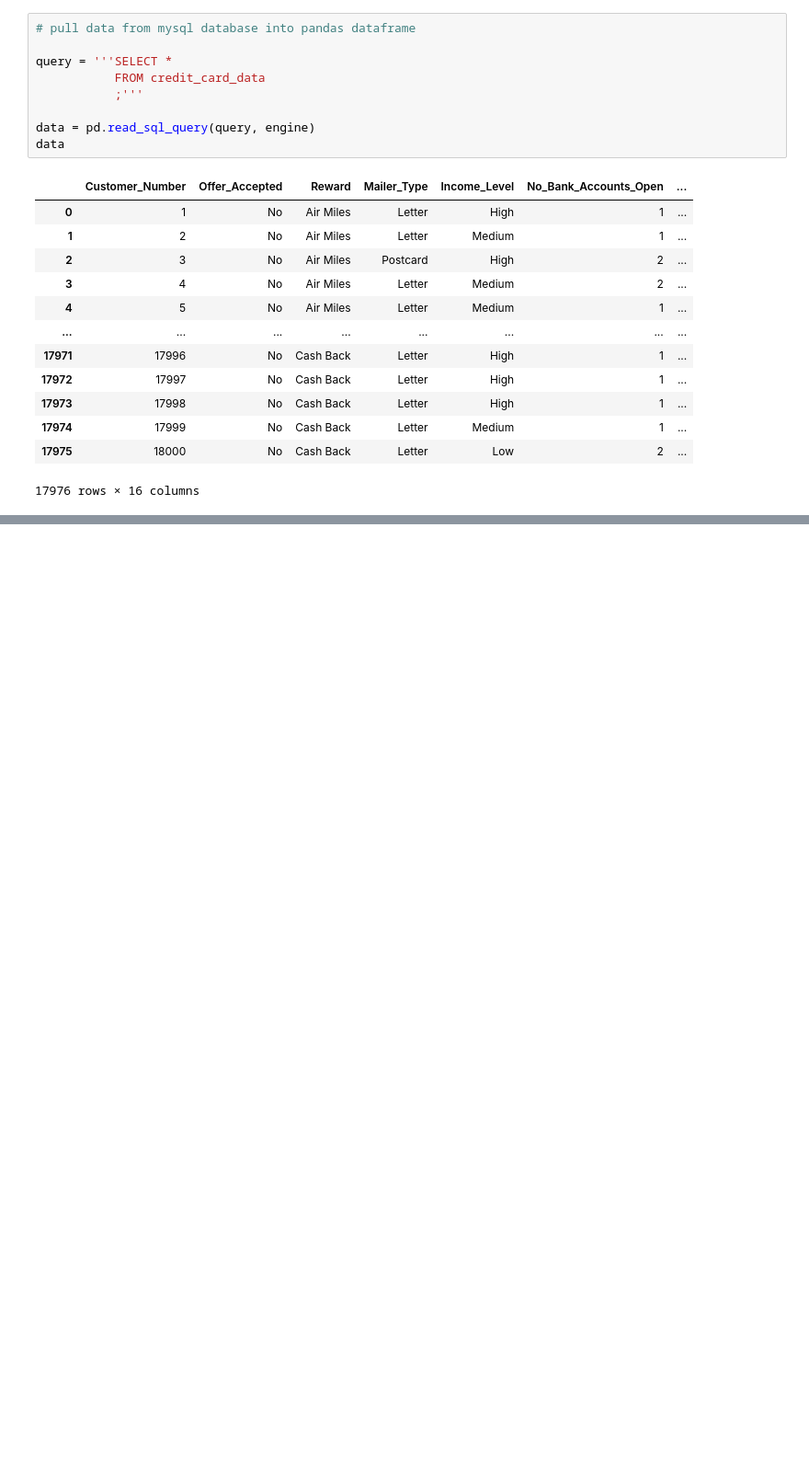
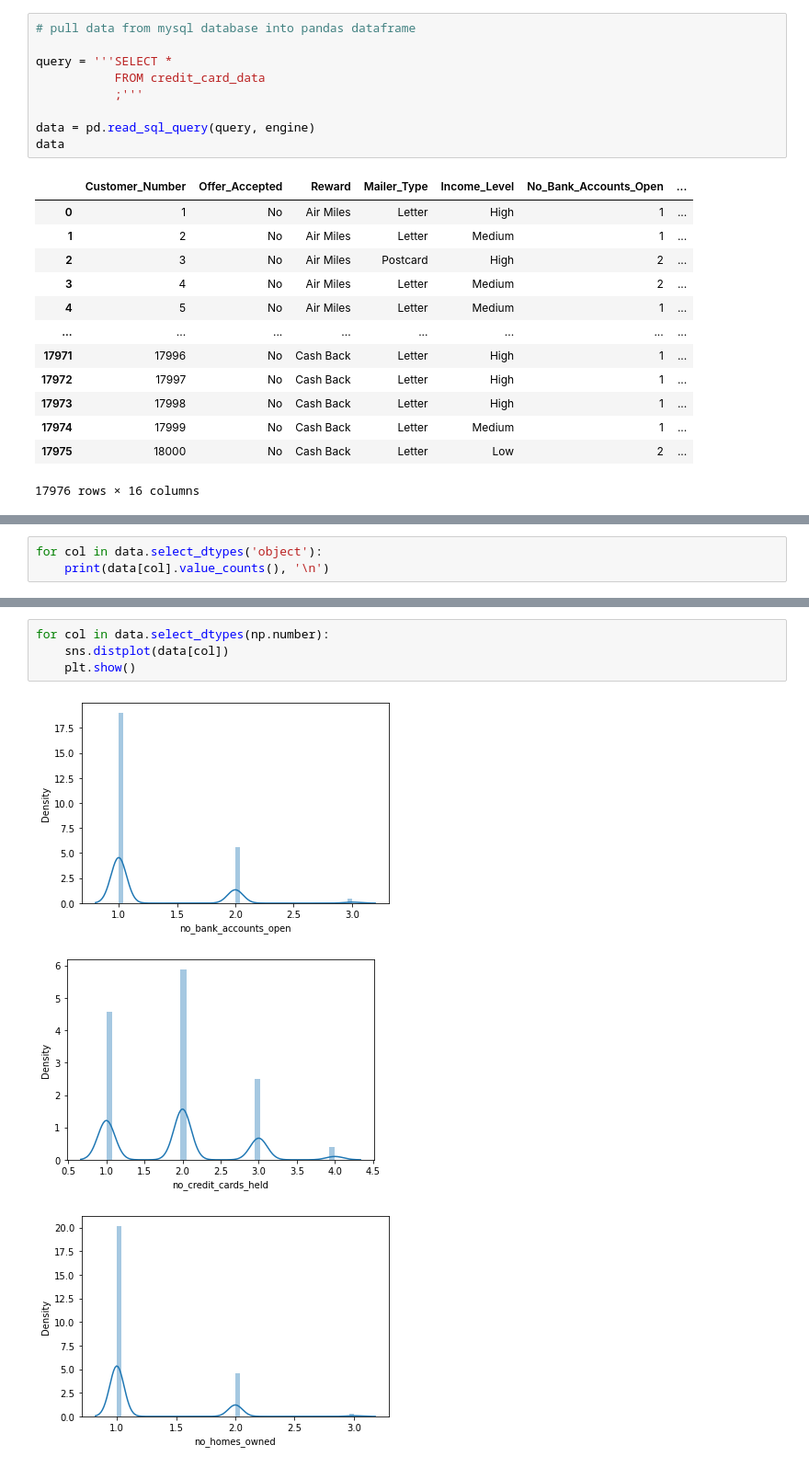
Before and after one commit to jack93g/Mid-Bootcamp-Project-Classification, a Jupyter notebook: deliverables/classification.ipynb, the cells around one changed output, grey strips where cells are left out. Shown at 92% size. Saved outputs shown, nothing was run; the diff lists cells and outputs as text; blank space fills up the shorter version.

```diff
--- a/deliverables/classification.ipynb
+++ b/deliverables/classification.ipynb
@@ -95 +110,4 @@ Q3_Balance               0
 dtype: int64
+# %%
+for col in data.select_dtypes('object'):
+    print(data[col].value_counts(), '\n')
@@ -95,0 +132,8 @@ dtype: int64
+# %%
+for col in data.select_dtypes(np.number):
+    sns.distplot(data[col])
+    plt.show()
+# %% [output]
+[figure, added]
+[figure, added]
+[figure, added]
```
Also changed, not shown: parts of 12 cells of this notebook, 1 other file.
